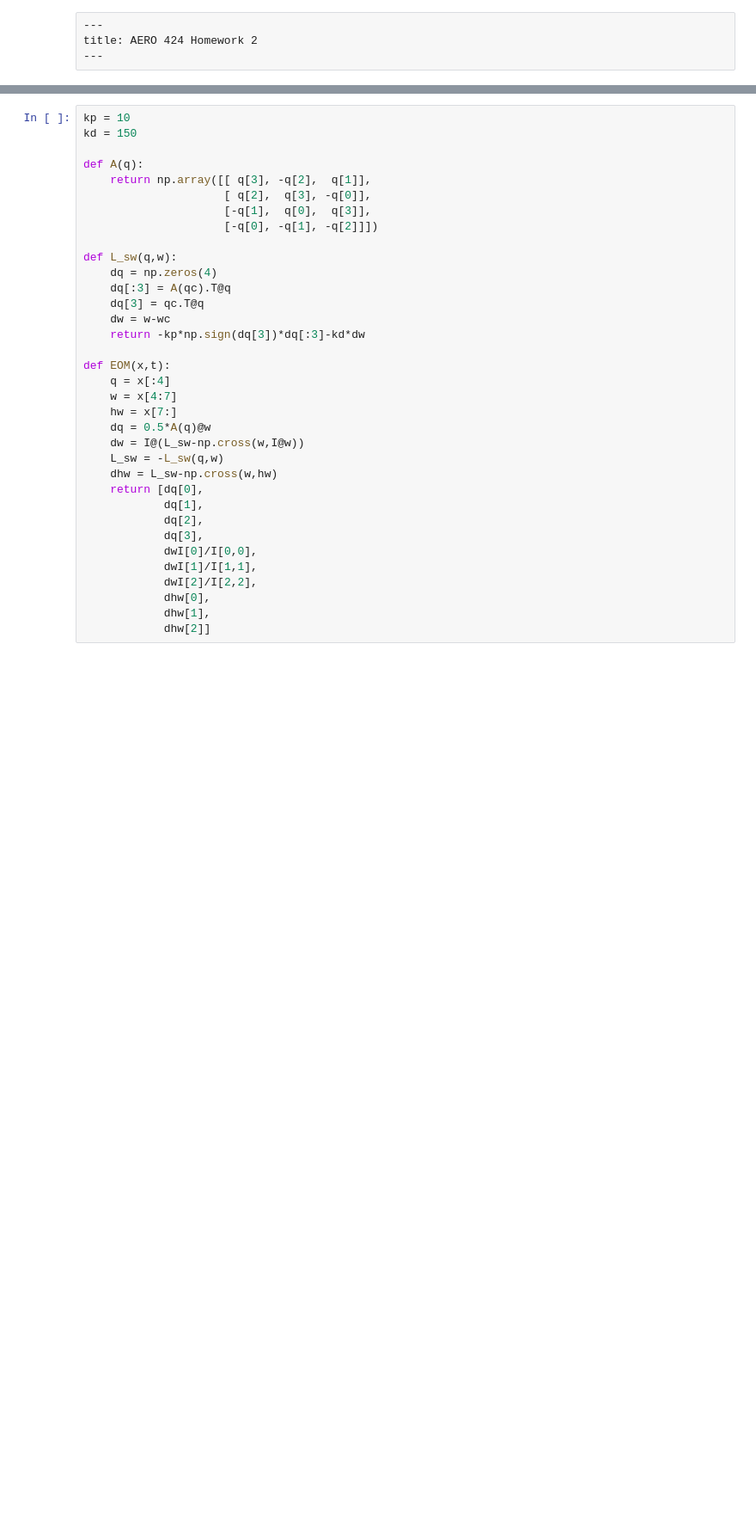
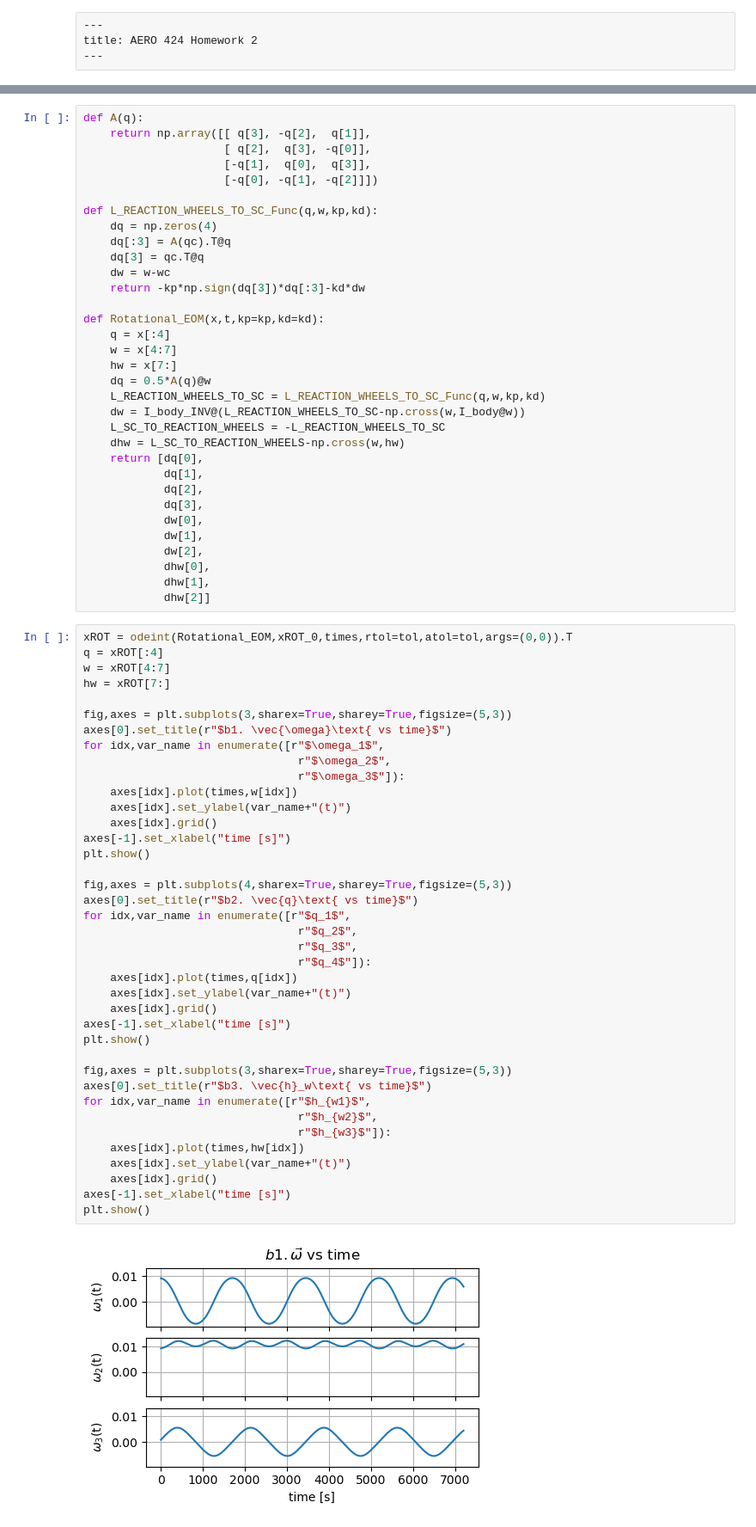
Before and after one commit to jjermstad24/Fall_2024_Classes, a Jupyter notebook: AERO_424/Exam_3.ipynb, the cells around one changed output, grey strips where cells are left out. Shown at 86% size. Saved outputs shown, nothing was run; the diff lists cells and outputs as text; blank space fills up the shorter version.

```diff
--- a/AERO_424/Exam_3.ipynb
+++ b/AERO_424/Exam_3.ipynb
@@ -132,35 +216,74 @@ plt.show()
 # %%
-kp = 10
-kd = 150
-
 def A(q):
     return np.array([[ q[3], -q[2],  q[1]],
                      [ q[2],  q[3], -q[0]],
                      [-q[1],  q[0],  q[3]],
                      [-q[0], -q[1], -q[2]]])
 
-def L_sw(q,w):
+def L_REACTION_WHEELS_TO_SC_Func(q,w,kp,kd):
     dq = np.zeros(4)
     dq[:3] = A(qc).T@q
     dq[3] = qc.T@q
     dw = w-wc
     return -kp*np.sign(dq[3])*dq[:3]-kd*dw
 
-def EOM(x,t):
+def Rotational_EOM(x,t,kp=kp,kd=kd):
     q = x[:4]
     w = x[4:7]
     hw = x[7:]
     dq = 0.5*A(q)@w
-    dw = I@(L_sw-np.cross(w,I@w))
-    L_sw = -L_sw(q,w)
-    dhw = L_sw-np.cross(w,hw)
+    L_REACTION_WHEELS_TO_SC = L_REACTION_WHEELS_TO_SC_Func(q,w,kp,kd)
+    dw = I_body_INV@(L_REACTION_WHEELS_TO_SC-np.cross(w,I_body@w))
+    L_SC_TO_REACTION_WHEELS = -L_REACTION_WHEELS_TO_SC
+    dhw = L_SC_TO_REACTION_WHEELS-np.cross(w,hw)
     return [dq[0],
             dq[1],
             dq[2],
             dq[3],
-            dwI[0]/I[0,0],
-            dwI[1]/I[1,1],
-            dwI[2]/I[2,2],
+            dw[0],
+            dw[1],
+            dw[2],
             dhw[0],
             dhw[1],
             dhw[2]]
+# %%
+xROT = odeint(Rotational_EOM,xROT_0,times,rtol=tol,atol=tol,args=(0,0)).T
+q = xROT[:4]
+w = xROT[4:7]
+hw = xROT[7:]
+
+fig,axes = plt.subplots(3,sharex=True,sharey=True,figsize=(5,3))
+axes[0].set_title(r"$b1. \vec{\omega}\text{ vs time}$")
+for idx,var_name in enumerate([r"$\omega_1$",
+                                r"$\omega_2$",
+                                r"$\omega_3$"]):
+    axes[idx].plot(times,w[idx])
+    axes[idx].set_ylabel(var_name+"(t)")
+    axes[idx].grid()
+axes[-1].set_xlabel("time [s]")
+plt.show()
+
+fig,axes = plt.subplots(4,sharex=True,sharey=True,figsize=(5,3))
+axes[0].set_title(r"$b2. \vec{q}\text{ vs time}$")
+for idx,var_name in enumerate([r"$q_1$",
+                                r"$q_2$",
+                                r"$q_3$",
+                                r"$q_4$"]):
+    axes[idx].plot(times,q[idx])
+    axes[idx].set_ylabel(var_name+"(t)")
+    axes[idx].grid()
+axes[-1].set_xlabel("time [s]")
+plt.show()
+
+fig,axes = plt.subplots(3,sharex=True,sharey=True,figsize=(5,3))
+axes[0].set_title(r"$b3. \vec{h}_w\text{ vs time}$")
+for idx,var_name in enumerate([r"$h_{w1}$",
+                                r"$h_{w2}$",
+                                r"$h_{w3}$"]):
+    axes[idx].plot(times,hw[idx])
+    axes[idx].set_ylabel(var_name+"(t)")
+    axes[idx].grid()
+axes[-1].set_xlabel("time [s]")
+plt.show()
+# %% [output]
+[figure, added]
```
Also changed, not shown: parts of 23 cells of this notebook, 1 other file.
